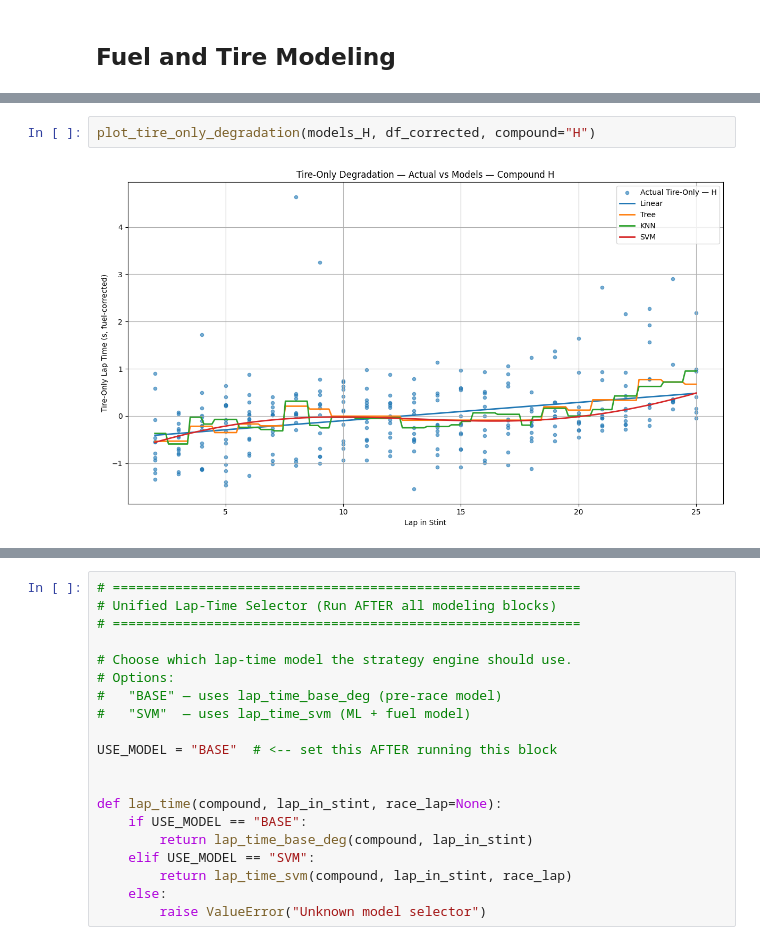
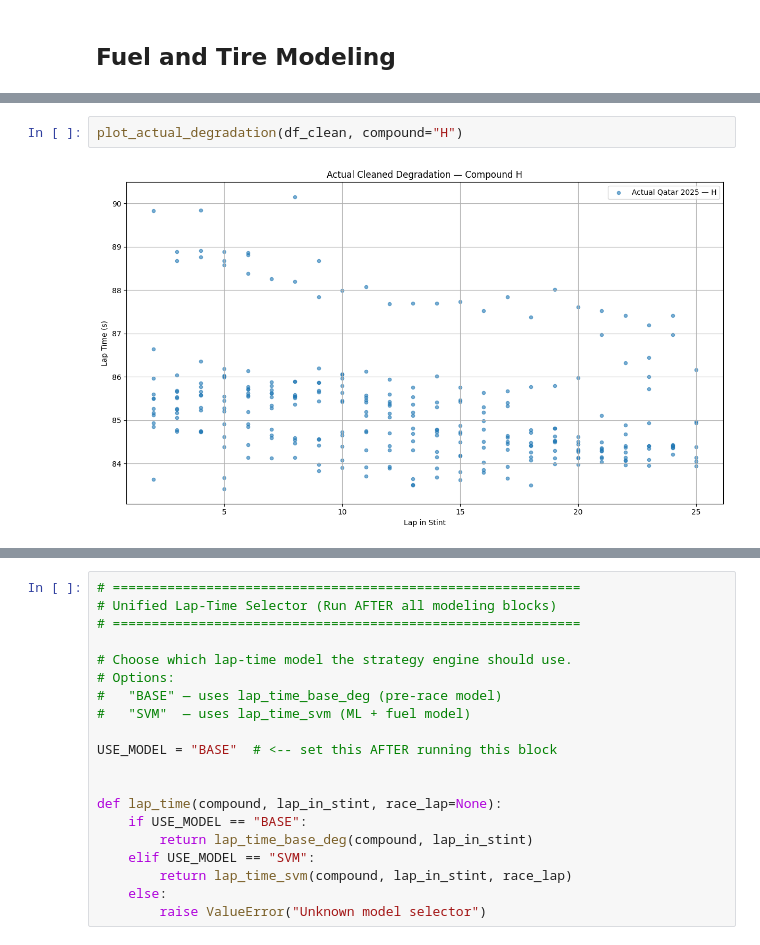
Before and after one commit to jeffreylgoode/f1-capstone-project, a Jupyter notebook: notebooks/f1.ipynb, the cells around one changed output, grey strips where cells are left out. Saved outputs shown, nothing was run; the diff lists cells and outputs as text.

```diff
--- a/notebooks/f1.ipynb
+++ b/notebooks/f1.ipynb
@@ -2358,4 +1934,4 @@ plot_tire_only_degradation(models_M, df_corrected, compound="M")
-# %%
-plot_tire_only_degradation(models_H, df_corrected, compound="H")
-# %% [output]
-[figure, removed]
+# %%
+plot_actual_degradation(df_clean, compound="H")
+# %% [output]
+[figure, added]
```
Also changed, not shown: parts of 46 cells of this notebook.
